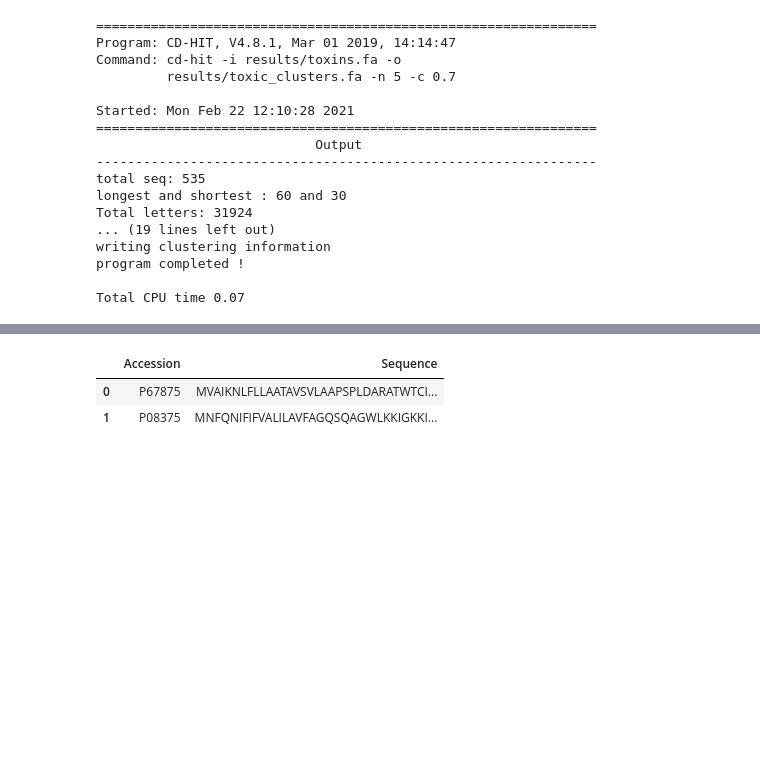
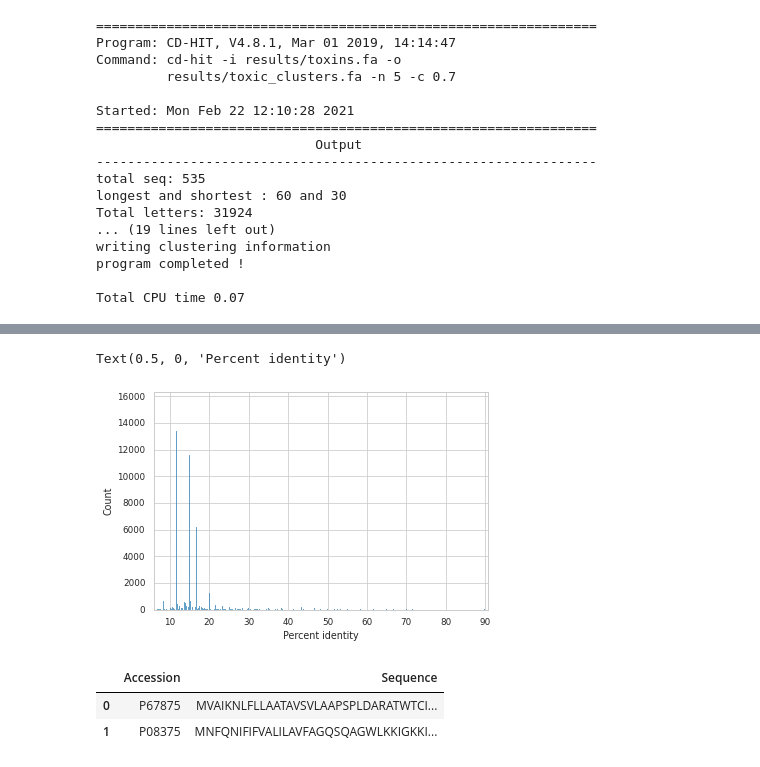
Before and after one commit to Gardner-BinfLab/Razor_paper_2021, a Jupyter notebook: Toxin/Data.ipynb, the cells around one changed output, grey strips where cells are left out. Drawn from its saved outputs; the diff is of its cells as text; code cells hidden in the pictures; blank space fills up the shorter version.

```diff
--- a/Toxin/Data.ipynb
+++ b/Toxin/Data.ipynb
@@ -237,3 +261,17 @@ Total CPU time 0.07
+# %%
+import itertools
+pidl = pid.values.tolist()
+pidls = list(itertools.chain.from_iterable(pidl))
+
+for i in range(261):
+    pidls.remove(100)
+
+sns.histplot(pidls)
+plt.margins(x=0.01,y=0.01)
+plt.xlabel('Percent identity')
+# %% [output]
+Text(0.5, 0, 'Percent identity')
+[figure, added]
 # %%
 clustered = functions.fasta_reader('results/toxic_clusters.fa')
 clustered.head(2)
```
Also changed, not shown: parts of 2 cells of this notebook.
